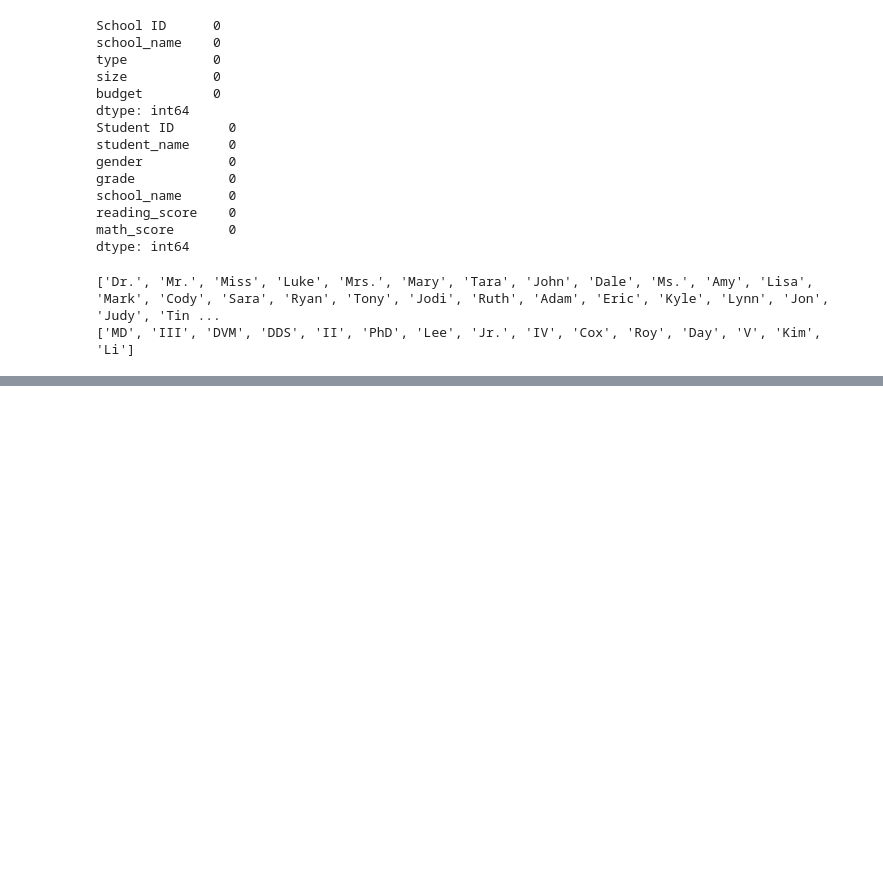
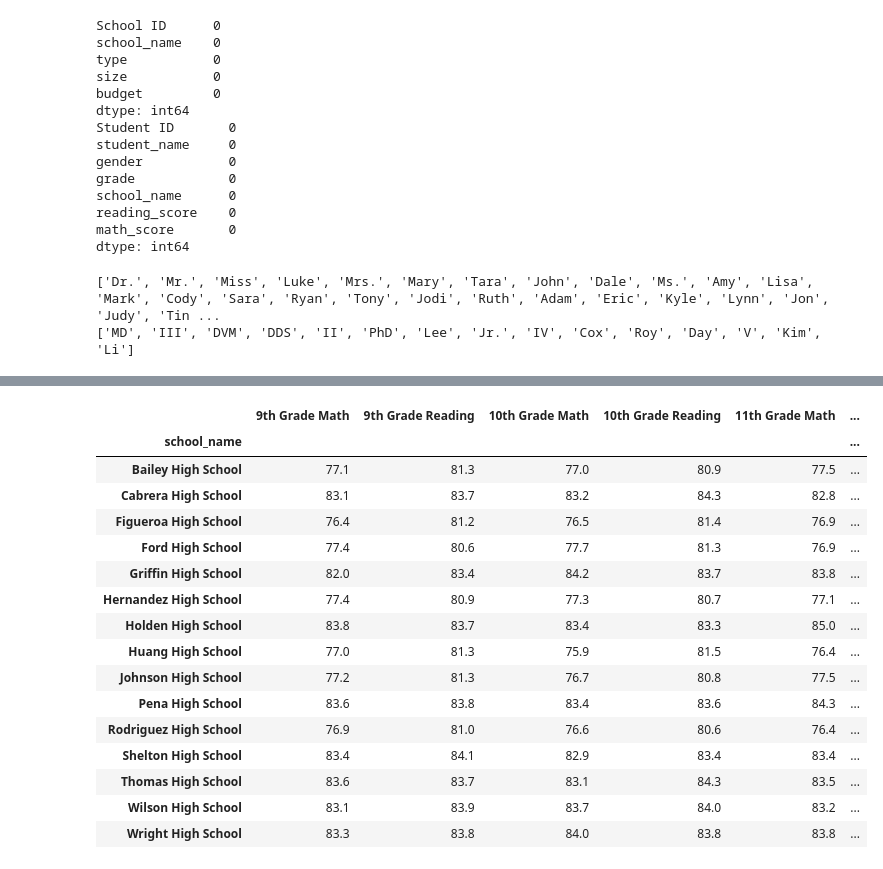
Before and after one commit to Ryndine/school_district_analysis, a Jupyter notebook: school_districts.ipynb, the cells around one changed output, grey strips where cells are left out. Saved outputs shown, nothing was run; the diff lists cells and outputs as text; code cells hidden in the pictures; blank space fills up the shorter version.

Commit message:
grades by grade level analysis complete

```diff
--- a/school_districts.ipynb
+++ b/school_districts.ipynb
@@ -133,0 +228,32 @@ district_summary_df
+# %%
+# Per grade level analysis
+ninth_graders = school_student_df[(school_student_df["grade"] == "9th")]
+tenth_graders = school_student_df[(school_student_df["grade"] == "10th")]
+eleventh_graders = school_student_df[(school_student_df["grade"] == "11th")]
+twelfth_graders = school_student_df[(school_student_df["grade"] == "12th")]
+
+# Math scores by grade
+ninth_grade_math_scores = ninth_graders.groupby(["school_name"]).mean()["math_score"]
+tenth_grade_math_scores = tenth_graders.groupby(["school_name"]).mean()["math_score"]
+eleventh_grade_math_scores = eleventh_graders.groupby(["school_name"]).mean()["math_score"]
+twelfth_grade_math_scores = twelfth_graders.groupby(["school_name"]).mean()["math_score"]
+
+# Reading scores by grade
+ninth_grade_reading_scores = ninth_graders.groupby(["school_name"]).mean()["reading_score"]
+tenth_grade_reading_scores = tenth_graders.groupby(["school_name"]).mean()["reading_score"]
+eleventh_grade_reading_scores = eleventh_graders.groupby(["school_name"]).mean()["reading_score"]
+twelfth_grade_reading_scores = twelfth_graders.groupby(["school_name"]).mean()["reading_score"]
+# %%
+scores_by_grade = pd.DataFrame({
+                "9th Grade Math": ninth_grade_math_scores,
+                "9th Grade Reading": ninth_grade_reading_scores,
+                "10th Grade Math": tenth_grade_math_scores,
+                "10th Grade Reading": tenth_grade_reading_scores,
+                "11th Grade Math": eleventh_grade_math_scores,
+                "11th Grade Reading": eleventh_grade_reading_scores,
+                "12th Grade Math": twelfth_grade_math_scores,
+                "12th Grade Reading": twelfth_grade_reading_scores})
+
+scores_by_grade = scores_by_grade.applymap("{:.1f}".format)
+
+scores_by_grade.head()
@@ -133,0 +268,20 @@ district_summary_df
+# %%
+scores_by_grade
+# %% [output]
+|  | 9th Grade Math | 9th Grade Reading | 10th Grade Math | 10th Grade Reading | 11th Grade Math | ... |
+| school_name |  |  |  |  |  | ... |
+| Bailey High School | 77.1 | 81.3 | 77.0 | 80.9 | 77.5 | ... |
+| Cabrera High School | 83.1 | 83.7 | 83.2 | 84.3 | 82.8 | ... |
+| Figueroa High School | 76.4 | 81.2 | 76.5 | 81.4 | 76.9 | ... |
+| Ford High School | 77.4 | 80.6 | 77.7 | 81.3 | 76.9 | ... |
+| Griffin High School | 82.0 | 83.4 | 84.2 | 83.7 | 83.8 | ... |
+| Hernandez High School | 77.4 | 80.9 | 77.3 | 80.7 | 77.1 | ... |
+| Holden High School | 83.8 | 83.7 | 83.4 | 83.3 | 85.0 | ... |
+| Huang High School | 77.0 | 81.3 | 75.9 | 81.5 | 76.4 | ... |
+| Johnson High School | 77.2 | 81.3 | 76.7 | 80.8 | 77.5 | ... |
+| Pena High School | 83.6 | 83.8 | 83.4 | 83.6 | 84.3 | ... |
+| Rodriguez High School | 76.9 | 81.0 | 76.6 | 80.6 | 76.4 | ... |
+| Shelton High School | 83.4 | 84.1 | 82.9 | 83.4 | 83.4 | ... |
+| Thomas High School | 83.6 | 83.7 | 83.1 | 84.3 | 83.5 | ... |
+| Wilson High School | 83.1 | 83.9 | 83.7 | 84.0 | 83.2 | ... |
+| Wright High School | 83.3 | 83.8 | 84.0 | 83.8 | 83.8 | ... |
```
Also changed, not shown: parts of 12 cells of this notebook.
